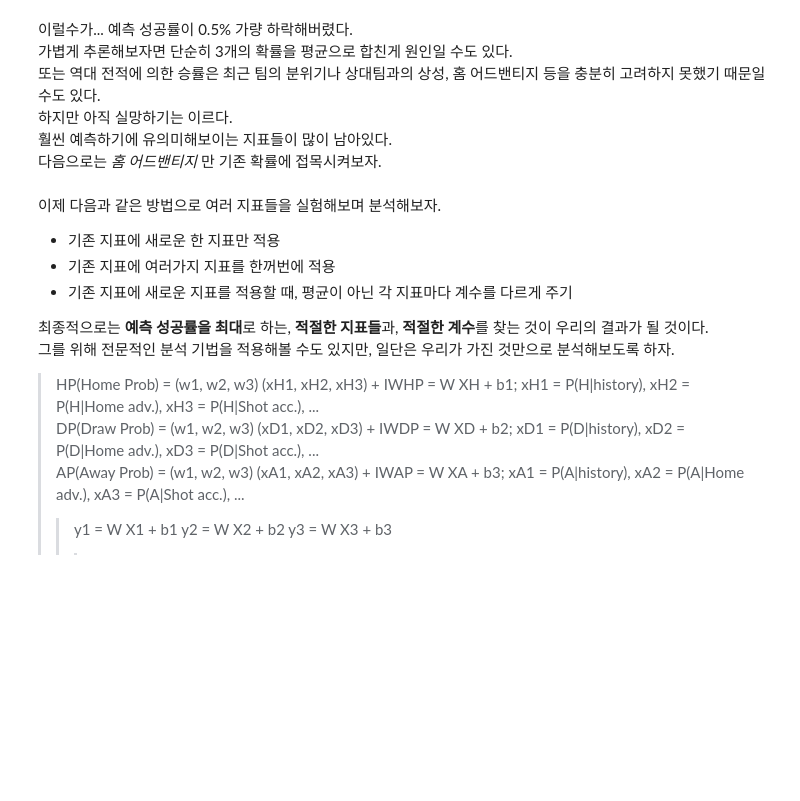
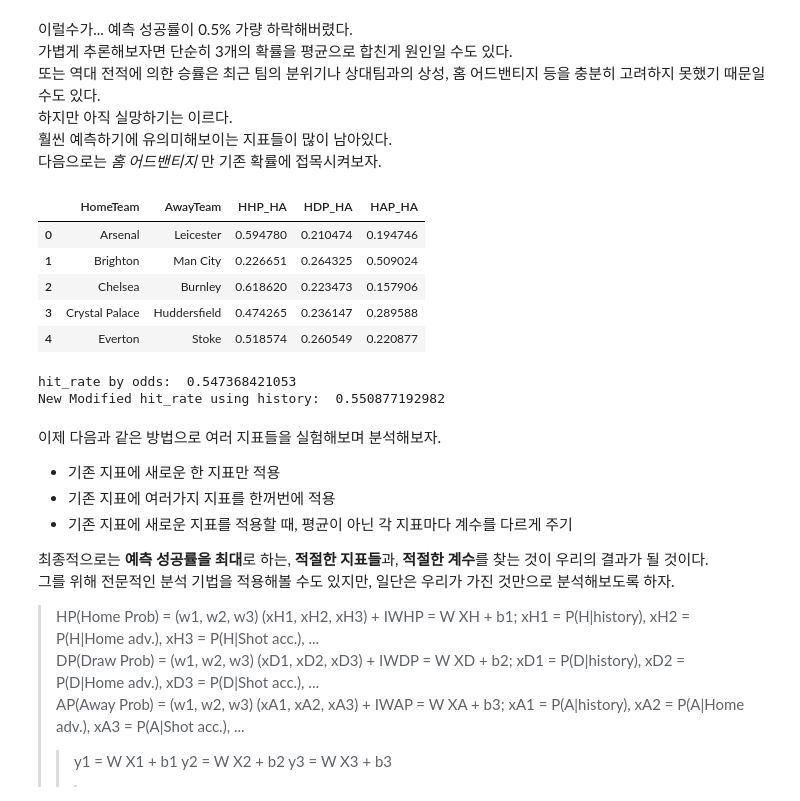
Before and after one commit to sunghoonhong/foot-ball-analysis, a Jupyter notebook: prototype.ipynb, the cells around one changed output. Saved outputs shown, nothing was run; the diff lists cells and outputs as text; code cells hidden in the pictures; blank space fills up the shorter version.

```diff
--- a/prototype.ipynb
+++ b/prototype.ipynb
@@ -267,3 +279,34 @@ Modified hit_rate using history:  0.5429824561403509
+# %%
+h_hp_dict_w = ht_prob['W'].T.to_dict()
+h_hp_dict_d = ht_prob['D'].T.to_dict()
+h_hp_dict_l = ht_prob['L'].T.to_dict()
+
+a_hp_dict_w = at_prob['W'].T.to_dict()
+a_hp_dict_d = at_prob['D'].T.to_dict()
+a_hp_dict_l = at_prob['L'].T.to_dict()
+
+df['HHP_HA'] = (df['IWHP']+df['HomeTeam'].map(h_hp_dict_w)+df['AwayTeam'].map(a_hp_dict_l))/3
+df['HDP_HA'] = (df['IWDP']+df['HomeTeam'].map(h_hp_dict_d)+df['AwayTeam'].map(a_hp_dict_d))/3
+df['HAP_HA'] = (df['IWAP']+df['HomeTeam'].map(h_hp_dict_l)+df['AwayTeam'].map(a_hp_dict_w))/3
+
+df[['HomeTeam','AwayTeam','HHP_HA','HDP_HA','HAP_HA']].head()
+# %% [output]
+|  | HomeTeam | AwayTeam | HHP_HA | HDP_HA | HAP_HA |
+| 0 | Arsenal | Leicester | 0.594780 | 0.210474 | 0.194746 |
+| 1 | Brighton | Man City | 0.226651 | 0.264325 | 0.509024 |
+| 2 | Chelsea | Burnley | 0.618620 | 0.223473 | 0.157906 |
+| 3 | Crystal Palace | Huddersfield | 0.474265 | 0.236147 | 0.289588 |
+| 4 | Everton | Stoke | 0.518574 | 0.260549 | 0.220877 |
+# %%
+guess = df[['HHP_HA','HDP_HA','HAP_HA']].idxmax(axis=1).map(lambda x: x[1])
+df['hit_history'] = (df['FTR'] == guess)
+hit_rate_history = df['hit_history'].value_counts()
+hit_rate_history['Hit rate'] = hit_rate_history.loc[True] / hit_rate_history.sum()
+print('hit_rate by odds: ', hit_rate['IW']['Hit rate'])
+print('New Modified hit_rate using history: ', hit_rate_history['Hit rate'])
+# %% [output]
+hit_rate by odds:  0.547368421053
+New Modified hit_rate using history:  0.550877192982
 # %% [markdown]
 이제 다음과 같은 방법으로 여러 지표들을 실험해보며 분석해보자.
 - 기존 지표에 새로운 한 지표만 적용
```
Also changed, not shown: parts of 3 cells of this notebook.
